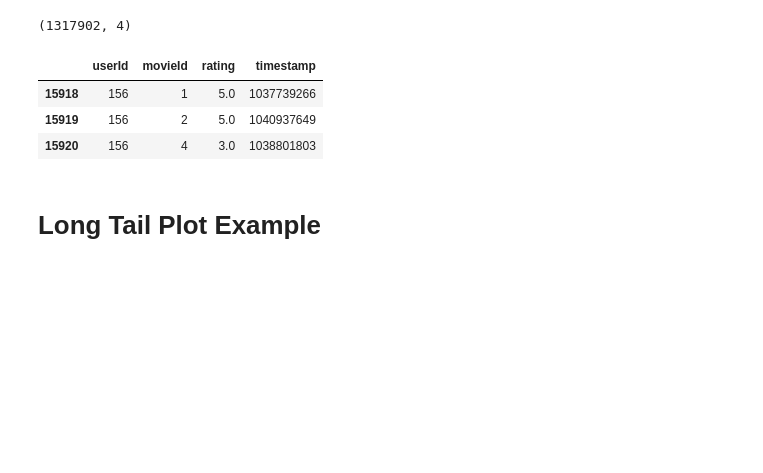
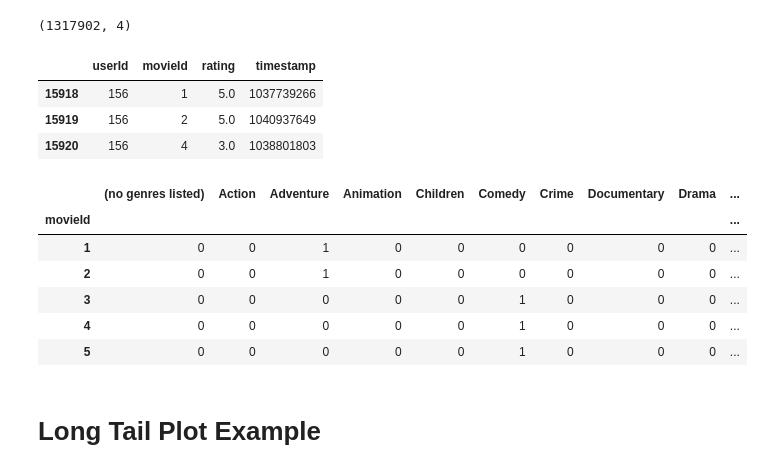
Before and after one commit to statisticianinstilettos/recmetrics, a Jupyter notebook: example.ipynb, the cells around one changed output. Drawn from its saved outputs; the diff is of its cells as text; code cells hidden in the pictures; blank space fills up the shorter version.

```diff
--- a/example.ipynb
+++ b/example.ipynb
@@ -25,6 +25,29 @@ ratings.head(3)
 | 15918 | 156 | 1 | 5.0 | 1037739266 |
 | 15919 | 156 | 2 | 5.0 | 1040937649 |
 | 15920 | 156 | 4 | 3.0 | 1038801803 |
+# %%
+# get movie features
+
+rated_movies = ratings.movieId.tolist()
+movies = pd.read_csv('../movie_similarity_flask_api/data/ml-20m/movies.csv')
+movies = movies.query('movieId in @rated_movies')
+movies.set_index("movieId", inplace=True, drop=True)
+
+movies = movies.genres.str.split("|", expand=True)
+movies.reset_index(inplace=True)
+movies = pd.melt(movies, id_vars='movieId', value_vars=[0, 1, 2, 3, 4, 5, 6, 7, 8, 9])
+movies.set_index('movieId', inplace=True)
+
+movies = pd.get_dummies(movies.value)
+movies.head()
+# %% [output]
+|  | (no genres listed) | Action | Adventure | Animation | Children | Comedy | Crime | Documentary | Drama | ... |
+| movieId |  |  |  |  |  |  |  |  |  | ... |
+| 1 | 0 | 0 | 1 | 0 | 0 | 0 | 0 | 0 | 0 | ... |
+| 2 | 0 | 0 | 1 | 0 | 0 | 0 | 0 | 0 | 0 | ... |
+| 3 | 0 | 0 | 0 | 0 | 0 | 1 | 0 | 0 | 0 | ... |
+| 4 | 0 | 0 | 0 | 0 | 0 | 1 | 0 | 0 | 0 | ... |
+| 5 | 0 | 0 | 0 | 0 | 0 | 1 | 0 | 0 | 0 | ... |
 # %% [markdown]
 # Long Tail Plot Example
 # %%
```
Also changed, not shown: parts of 32 cells of this notebook.
